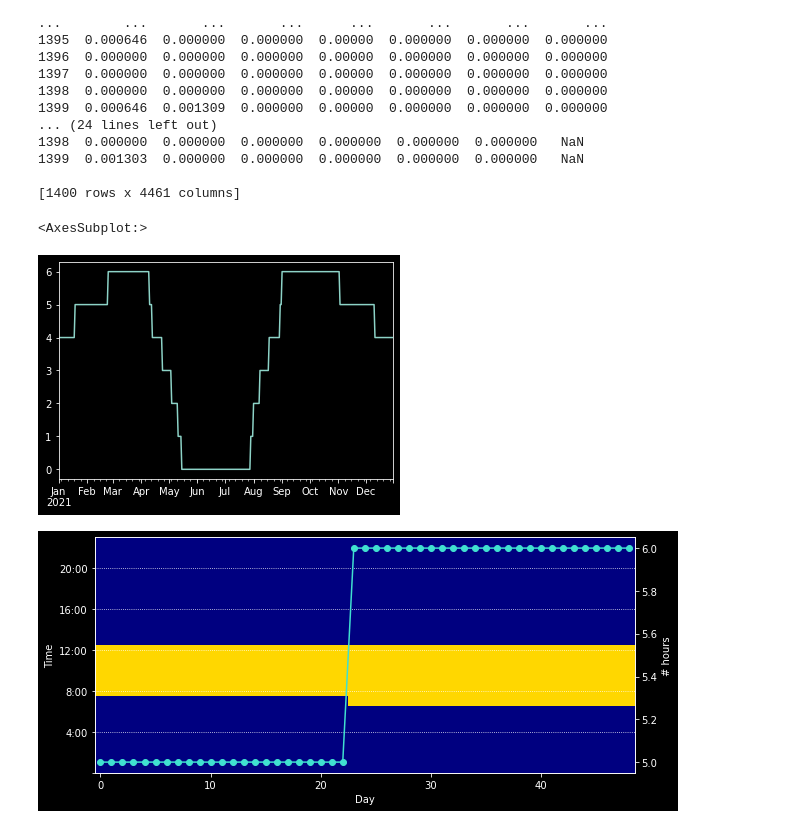
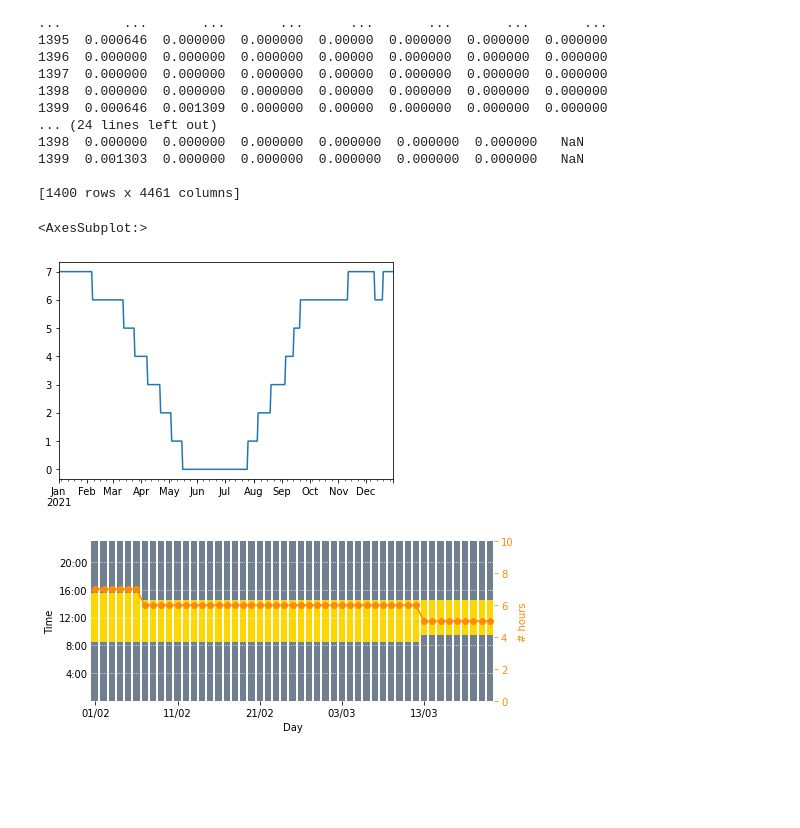
Before and after one commit to shervinazadi/EN_17037_Compliance, a Jupyter notebook: final_notebooks/sun_access.ipynb, the cells around one changed output. Drawn from its saved outputs; the diff is of its cells as text; code cells hidden in the pictures; blank space fills up the shorter version.

Commit message:
updated visualisation of sun hours

```diff
--- a/final_notebooks/sun_access.ipynb
+++ b/final_notebooks/sun_access.ipynb
@@ -130,9 +133,9 @@ print(result)
 
 [1400 rows x 4461 columns]
 # %%
-# the indexes for the period 1st Feb and 21st March (included) are 258 and 774
+# reminder - the HOY indexes for the period 1st Feb and 21st March (included) are 258 and 774
 
-point = 2
+point = 1
 
 dates = pd.date_range(start='01-01-2021', end='31-12-2021 23:59:00', freq='H')
 result_timed = pd.DataFrame(index=range(8760), columns=['date','res','bin'], dtype='object')
@@ -148,33 +151,49 @@ result_day = result_timed['bin'].resample('D').sum()
 result_day.plot()
 # %% [output]
 <AxesSubplot:>
-[figure, old version]
+[figure, new version]
 # %%
-fig, ax1 = plt.subplots(figsize=(9,4))
+fig, ax1 = plt.subplots(figsize=(7,3))
 
-cmap = colors.ListedColormap(['navy', 'gold'])
+cmap = colors.ListedColormap(['slategrey', 'gold'])
 bounds=[0,.5,1]
 norm = colors.BoundaryNorm(bounds, cmap.N)
 
-xlabel = [str(i).split()[0] for i in result_day['2021-02-01':'2021-03-21'].index]
+ax1.spines['top'].set_visible(False)
+ax1.spines['right'].set_visible(False)
+ax1.spines['bottom'].set_visible(False)
+ax1.spines['left'].set_visible(False)
+# ax.get_xaxis().set_ticks([])
 
 ax1.imshow(result_timed['2021-02-01':'2021-03-21']['bin'].values.reshape(49,24).T,
            aspect='auto', origin='lower', cmap=cmap, norm=norm)
 ax1.set_ylabel('Time')
 ax1.set_xlabel('Day')
 ax1.set_yticks(range(0,24,4))
 ax1.set_yticklabels(['','4:00','8:00','12:00','16:00','20:00'])
-# ax1.set_xticks(range(49))
-# ax1.set_xticklabels(xlabel, rotation=90, fontsize=8)
+ax1.tick_params(axis='y', length=0)
+ax1.set_xticks(range(0,49,10))
+ax1.set_xticklabels(['01/02','11/02','21/02','03/03','13/03'])
 ax1.grid(axis='y', color='w', ls=':')
 ax1.set_ylim(0,23)
 
+
 ax2 = ax1.twinx()
 
-ax2.plot(result_day['2021-02-01':'2021-03-21'].values, marker='o', color='turquoise')
-ax2.set_ylabel('# hours')
+ax2.spines['top'].set_visible(False)
+ax2.spines['right'].set_visible(False)
+ax2.spines['bottom'].set_visible(False)
+ax2.spines['left'].set_visible(False)
+
+for i in range(49):
+    ax2.axvline(i+0.5, color='w', lw=2)
+ax2.plot(result_day['2021-02-01':'2021-03-21'].values, marker='o', color='darkorange')
+ax2.set_ylabel('# hours', color='darkorange')
+ax2.tick_params(axis='y', labelcolor='darkorange', color='darkorange')
+ax2.set_ylim(0,10)
+
 
 fig.tight_layout()
 plt.show()
 # %% [output]
-[figure, old version]
+[figure, new version]
```
Also changed, not shown: parts of 1 cell of this notebook.
